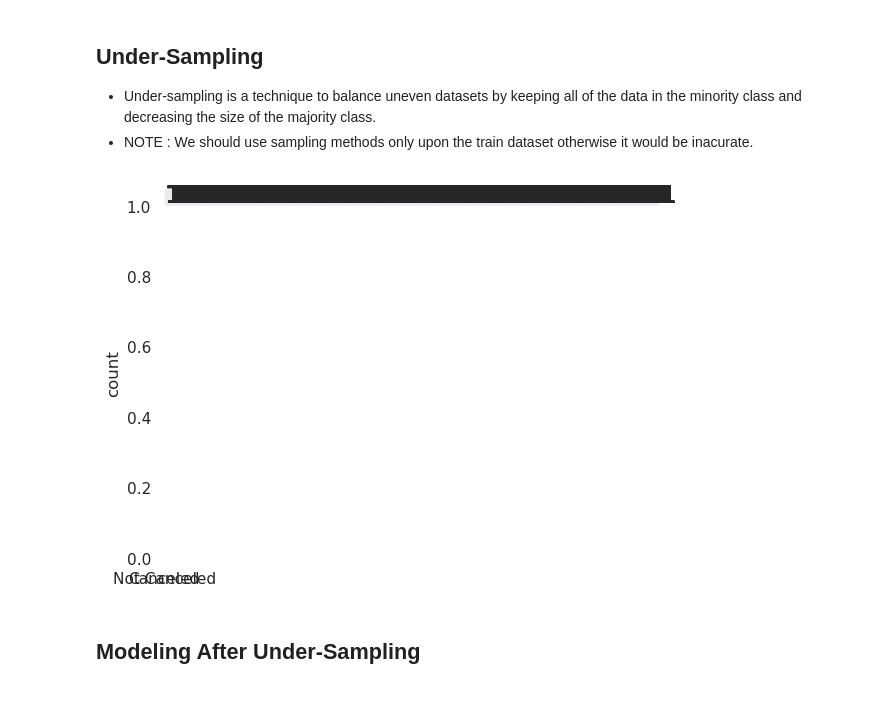
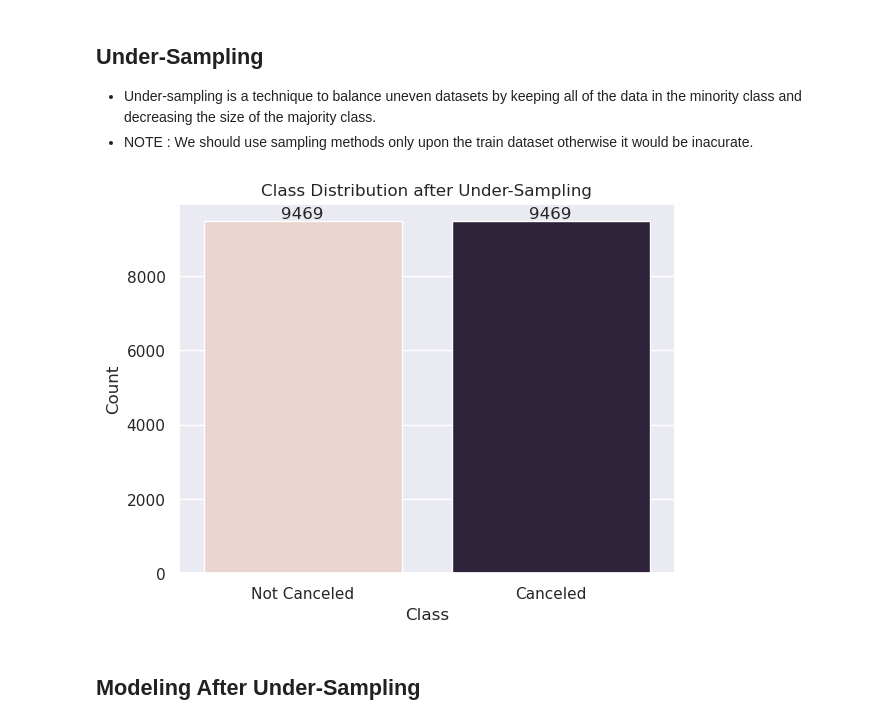
Before and after one commit to rolaseba/hotel-reservation-prediction, a Jupyter notebook: notebook.ipynb, the cells around one changed output. Cells and saved outputs as stored; diff of their text form; code cells hidden in the pictures.

```diff
--- a/notebook.ipynb
+++ b/notebook.ipynb
@@ -1135,6 +1402,9 @@ Taking in EDA analysis the **#### 🗒️ Insights for Non Categorical - without
 # %%
 df.drop(columns=["room_type_reserved","arrival_year",
-                 "arrival_date","cancellations_rate"],inplace=True)
+                 "arrival_date","cancellations_rate", "arrival_month", "required_car_parking_space"],inplace=True)
 # %% [markdown]
 ## Scaling
 * I will scale the numerical features
+# %%
+# Update column lists
+categorical_columns, non_categorical_columns = GeneralFeatureEngineering.detect_categorical_and_non_categorical_columns(df)
@@ -1141,4 +1414,5 @@ df.drop(columns=["room_type_reserved","arrival_year",
 # %%
 from sklearn.preprocessing import RobustScaler
 scaler = RobustScaler()
-df[["lead_time","avg_price_per_room","no_of_people","no_of_week_days","no_of_special_requests"]] = scaler.fit_transform(df[["lead_time","avg_price_per_room","no_of_people","no_of_week_days","no_of_special_requests"]])
+
+df[non_categorical_columns] = scaler.fit_transform(df[non_categorical_columns])
@@ -1296,12 +1637,21 @@ from imblearn.under_sampling import RandomUnderSampler
 rus = RandomUnderSampler(random_state=42)
 train_x_undersampled,train_y_undersampled = rus.fit_resample(train_x,train_y)
 # %%
-ax = sns.countplot(train_y_undersampled,palette=sns.cubehelix_palette(2))
+ax = sns.countplot(x=train_y_undersampled, palette=sns.cubehelix_palette(2))
+
+# Añadir etiquetas encima de las barras
 for p in ax.patches:
-    ax.annotate('{:.0f}'.format(p.get_height()), (p.get_x()+0.25, p.get_height()+0.01),fontsize=18)
-plt.xticks([0,1],["Not Canceled","Canceled"]);
+    ax.annotate(f'{int(p.get_height())}',
+                (p.get_x() + p.get_width() / 2., p.get_height()),
+                ha='center', va='bottom', fontsize=12)
+
+plt.xticks([0, 1], ['Not Canceled', 'Canceled'])
+plt.title("Class Distribution after Under-Sampling")
+plt.xlabel("Class")
+plt.ylabel("Count")
+plt.show()
 # %% [output]
-[figure, old version]
+[figure, new version]
 # %% [markdown]
 ## Modeling After Under-Sampling
 # %% [markdown]
```
Also changed, not shown: parts of 94 cells of this notebook, 1 other file.
